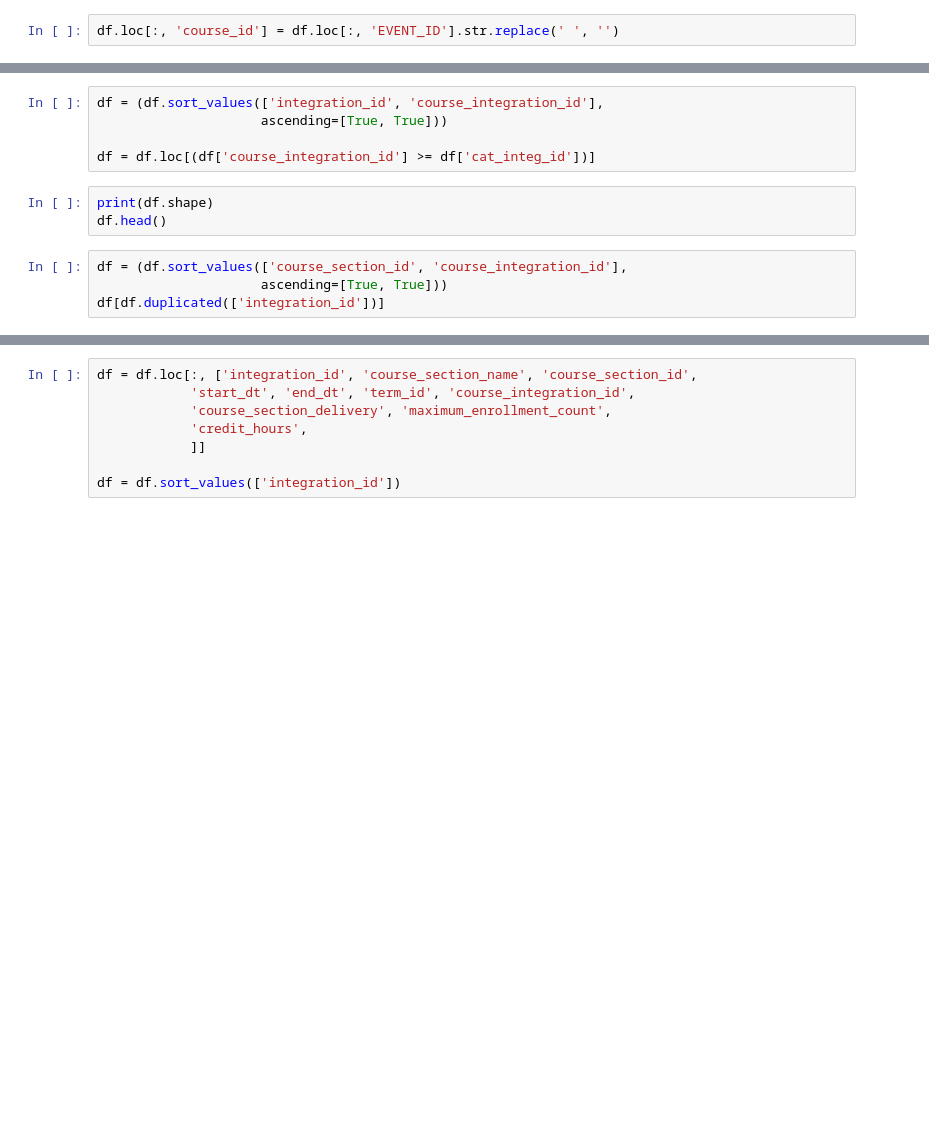
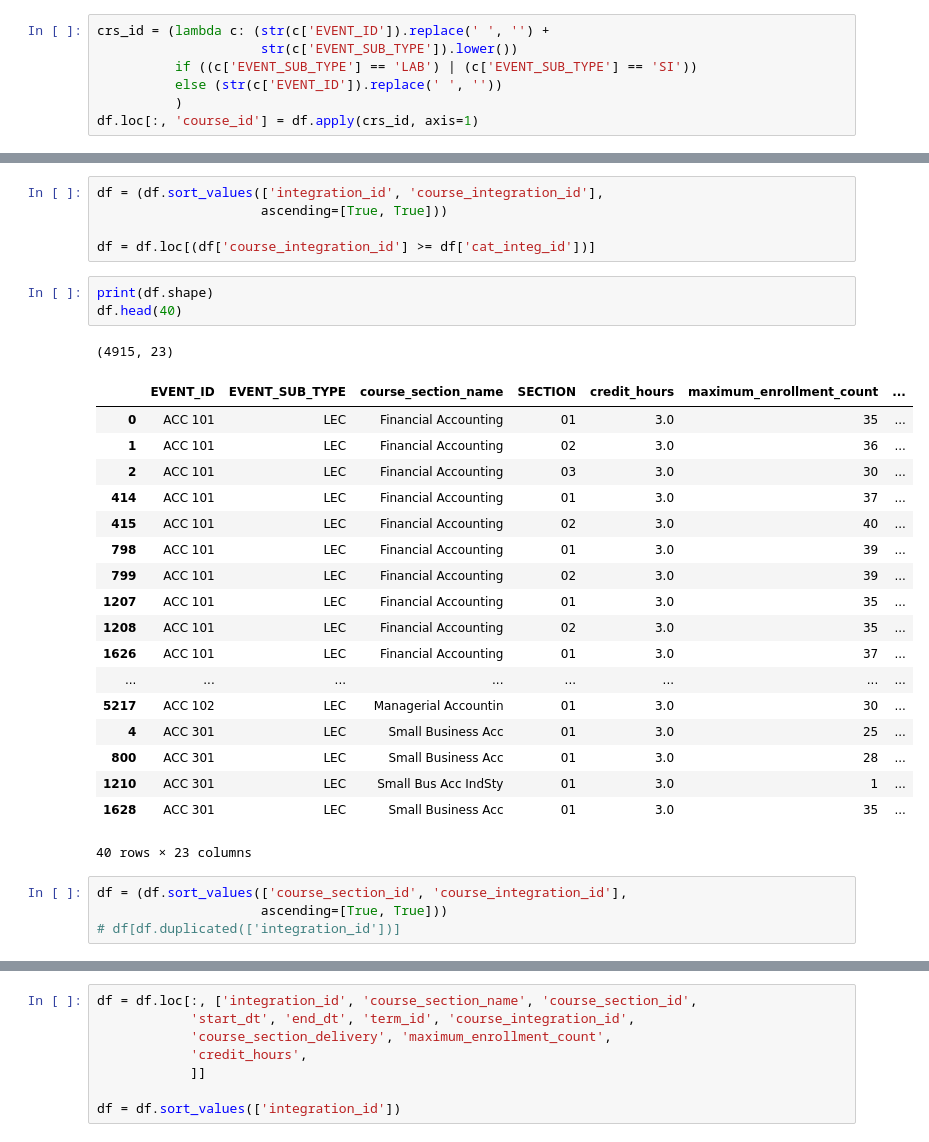
Before and after one commit to JeffWalton-PSC/Starfish, a Jupyter notebook: DegreePlanner/sections/sections.ipynb, the cells around one changed output, grey strips where cells are left out. Saved outputs shown, nothing was run; the diff lists cells and outputs as text; blank space fills up the shorter version.

Commit message:
updated sections.py for new course_integration_id

```diff
--- a/DegreePlanner/sections/sections.ipynb
+++ b/DegreePlanner/sections/sections.ipynb
@@ -59,8 +59,13 @@ df = df.rename(columns={'EVENT_MED_NAME': 'course_section_name',
                         'END_DATE': 'end_dt',
                         'CIP_CODE': 'course_cip_code',
                         })
-# %%
-df.loc[:, 'course_id'] = df.loc[:, 'EVENT_ID'].str.replace(' ', '')
+# %%
+crs_id = (lambda c: (str(c['EVENT_ID']).replace(' ', '') +
+                     str(c['EVENT_SUB_TYPE']).lower())
+          if ((c['EVENT_SUB_TYPE'] == 'LAB') | (c['EVENT_SUB_TYPE'] == 'SI'))
+          else (str(c['EVENT_ID']).replace(' ', ''))
+          )
+df.loc[:, 'course_id'] = df.apply(crs_id, axis=1)
 # %%
 df.loc[:, 'course_section_id'] = (df['EVENT_ID'] + '.' +
                                   df['EVENT_SUB_TYPE'] + '.' +
@@ -130,8 +172,28 @@ df = (df.sort_values(['integration_id', 'course_integration_id'],
 df = df.loc[(df['course_integration_id'] >= df['cat_integ_id'])]
 # %%
 print(df.shape)
-df.head()
+df.head(40)
+# %% [output]
+(4915, 23)
+|  | EVENT_ID | EVENT_SUB_TYPE | course_section_name | SECTION | credit_hours | maximum_enrollment_count | ... |
+| 0 | ACC 101 | LEC | Financial Accounting | 01 | 3.0 | 35 | ... |
+| 1 | ACC 101 | LEC | Financial Accounting | 02 | 3.0 | 36 | ... |
+| 2 | ACC 101 | LEC | Financial Accounting | 03 | 3.0 | 30 | ... |
+| 414 | ACC 101 | LEC | Financial Accounting | 01 | 3.0 | 37 | ... |
+| 415 | ACC 101 | LEC | Financial Accounting | 02 | 3.0 | 40 | ... |
+| 798 | ACC 101 | LEC | Financial Accounting | 01 | 3.0 | 39 | ... |
+| 799 | ACC 101 | LEC | Financial Accounting | 02 | 3.0 | 39 | ... |
+| 1207 | ACC 101 | LEC | Financial Accounting | 01 | 3.0 | 35 | ... |
+| 1208 | ACC 101 | LEC | Financial Accounting | 02 | 3.0 | 35 | ... |
+| 1626 | ACC 101 | LEC | Financial Accounting | 01 | 3.0 | 37 | ... |
+| ... | ... | ... | ... | ... | ... | ... | ... |
+| 5217 | ACC 102 | LEC | Managerial Accountin | 01 | 3.0 | 30 | ... |
+| 4 | ACC 301 | LEC | Small Business Acc | 01 | 3.0 | 25 | ... |
+| 800 | ACC 301 | LEC | Small Business Acc | 01 | 3.0 | 28 | ... |
+| 1210 | ACC 301 | LEC | Small Bus Acc IndSty | 01 | 3.0 | 1 | ... |
+| 1628 | ACC 301 | LEC | Small Business Acc | 01 | 3.0 | 35 | ... |
+40 rows × 23 columns
 # %%
 df = (df.sort_values(['course_section_id', 'course_integration_id'],
                      ascending=[True, True]))
-df[df.duplicated(['integration_id'])]
+# df[df.duplicated(['integration_id'])]
```
Also changed, not shown: parts of 12 cells of this notebook, 1 other file.
